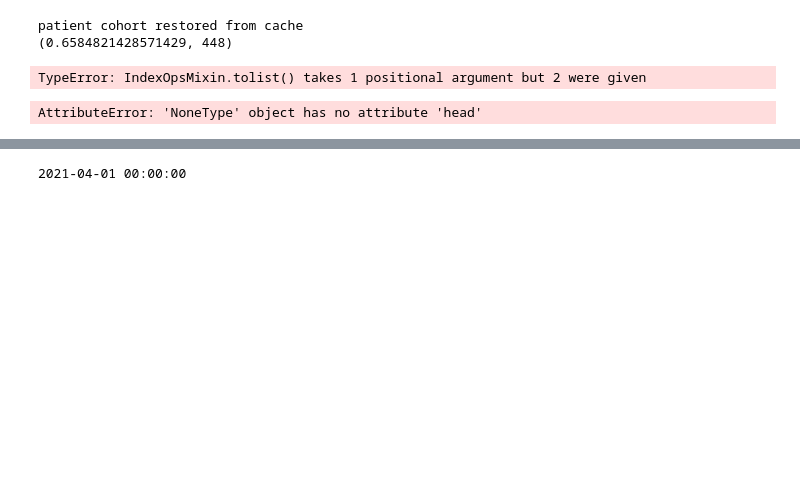
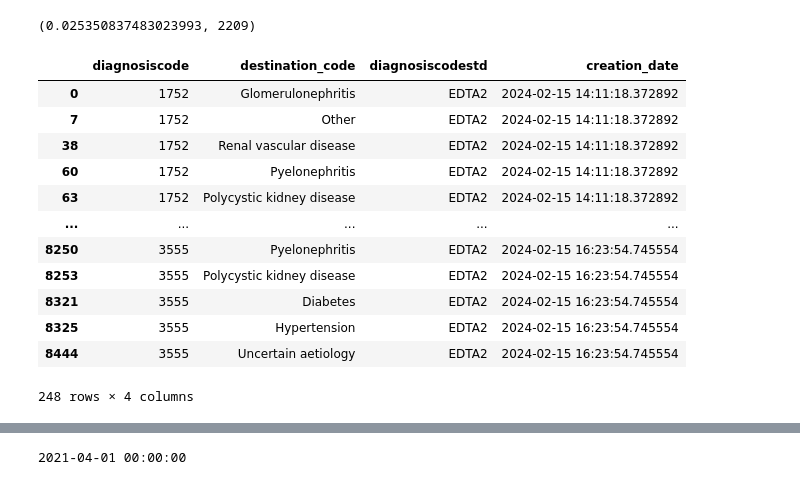
Before and after one commit to renalreg/dashboard-stats, a Jupyter notebook: demo/CKDDemo.ipynb, the cells around one changed output, grey strips where cells are left out. Saved outputs shown, nothing was run; the diff lists cells and outputs as text; code cells hidden in the pictures; blank space fills up the shorter version.

```diff
--- a/demo/CKDDemo.ipynb
+++ b/demo/CKDDemo.ipynb
@@ -1,28 +1,35 @@
 # %%
 from ukrdc_stats.utils import ukrdc_connection_from_env, cache_connection_from_env
 from ukrdc_stats.calculators.chronic_kidney_disease import ChronicKidneyDiseaseBase
 import datetime as dt
 
-facility = "RJZ"
+facility = "RH8"
 ukrdc3 = ukrdc_connection_from_env()
 ukrdc_stats_cache = cache_connection_from_env()
 
 # run function to extract stats
-#ukrdc_stats_cache.flushall()
+ukrdc_stats_cache.flushall()
 
 ckd_calculator = ChronicKidneyDiseaseBase(ukrdc3, ukrdc_stats_cache, facility, dt.datetime(2023,1,1))
 
 ckd_calculator.extract_stats()
 #print(ckd_calculator._patient_cohort.head())
 ckd_calculator.renal_diagnosis([facility])
 # %% [output]
-patient cohort restored from cache
-(0.6584821428571429, 448)
+(0.025350837483023993, 2209)
+|  | diagnosiscode | destination_code | diagnosiscodestd | creation_date |
+| 0 | 1752 | Glomerulonephritis | EDTA2 | 2024-02-15 14:11:18.372892 |
+| 7 | 1752 | Other | EDTA2 | 2024-02-15 14:11:18.372892 |
+| 38 | 1752 | Renal vascular disease | EDTA2 | 2024-02-15 14:11:18.372892 |
+| 60 | 1752 | Pyelonephritis | EDTA2 | 2024-02-15 14:11:18.372892 |
+| 63 | 1752 | Polycystic kidney disease | EDTA2 | 2024-02-15 14:11:18.372892 |
+| ... | ... | ... | ... | ... |
+| 8250 | 3555 | Pyelonephritis | EDTA2 | 2024-02-15 16:23:54.745554 |
+| 8253 | 3555 | Polycystic kidney disease | EDTA2 | 2024-02-15 16:23:54.745554 |
+| 8321 | 3555 | Diabetes | EDTA2 | 2024-02-15 16:23:54.745554 |
+| 8325 | 3555 | Hypertension | EDTA2 | 2024-02-15 16:23:54.745554 |
+| 8444 | 3555 | Uncertain aetiology | EDTA2 | 2024-02-15 16:23:54.745554 |
-TypeError: IndexOpsMixin.tolist() takes 1 positional argument but 2 were given
+248 rows × 4 columns
-# %%
-ckd_calculator._patient_cohort.head()
-# %% [output]
-AttributeError: 'NoneType' object has no attribute 'head'
 # %%
 from ukrdc_stats.calculators.chronic_kidney_disease import ChronicKidneyDiseaseScaleCompare
 
```
Also changed, not shown: parts of 3 cells of this notebook, 4 other files.
